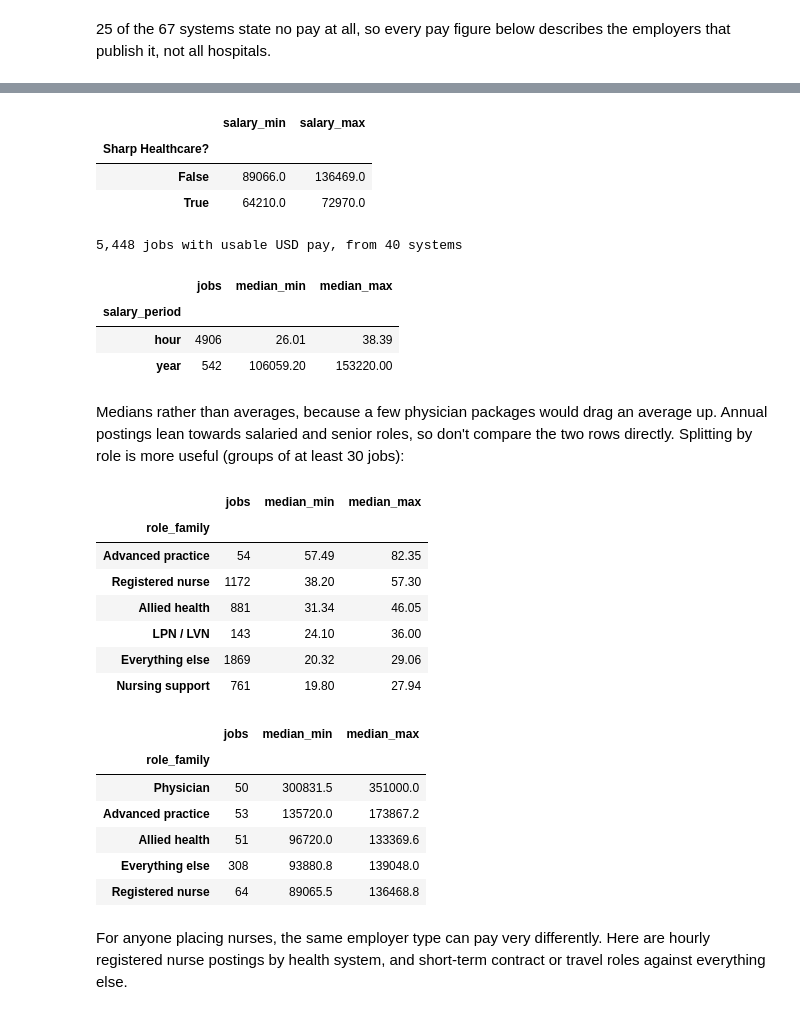
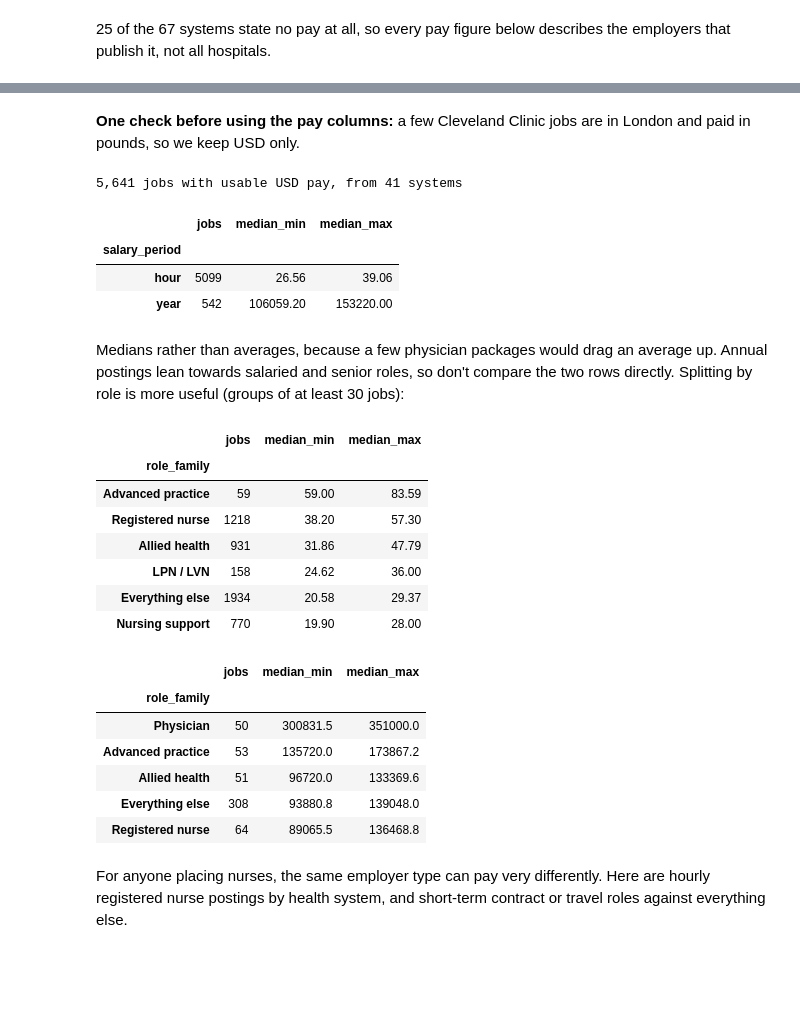
Before and after one commit to dhughes6071/driftwatch, a Jupyter notebook: research/posts/kaggle-hospital-notebook.ipynb, the cells around one changed output, grey strips where cells are left out. Cells and saved outputs as stored; diff of their text form; code cells hidden in the pictures; blank space fills up the shorter version.

```diff
--- a/research/posts/kaggle-hospital-notebook.ipynb
+++ b/research/posts/kaggle-hospital-notebook.ipynb
@@ -178,21 +170,16 @@ not all hospitals.
+# %% [markdown]
+**One check before using the pay columns:** a few Cleveland Clinic jobs are in London and paid in pounds, so we
+keep USD only.
 # %%
-rn_yearly = jobs[(jobs["role_family"] == "Registered nurse") & (jobs["salary_period"] == "year") & (jobs["salary_currency"] == "USD")]
-display(rn_yearly.groupby(rn_yearly["health_system"] == "Sharp Healthcare")[["salary_min", "salary_max"]].median()
-        .rename_axis("Sharp Healthcare?").round(0))
-
-pay = jobs[(jobs["salary_currency"] == "USD") & (jobs["health_system"] != "Sharp Healthcare")].copy()
+pay = jobs[jobs["salary_currency"] == "USD"].copy()
 print(f"{len(pay):,} jobs with usable USD pay, from {pay['health_system'].nunique()} systems")
 pay.groupby("salary_period").agg(jobs=("url", "size"), median_min=("salary_min", "median"), median_max=("salary_max", "median")).round(2)
 # %% [output]
+5,641 jobs with usable USD pay, from 41 systems
-|  | salary_min | salary_max |
-| Sharp Healthcare? |  |  |
-| False | 89066.0 | 136469.0 |
-| True | 64210.0 | 72970.0 |
+|  | jobs | median_min | median_max |
+| salary_period |  |  |  |
+| hour | 5099 | 26.56 | 39.06 |
+| year | 542 | 106059.20 | 153220.00 |
-5,448 jobs with usable USD pay, from 40 systems
-|  | jobs | median_min | median_max |
-| salary_period |  |  |  |
-| hour | 4906 | 26.01 | 38.39 |
-| year | 542 | 106059.20 | 153220.00 |
 # %% [markdown]
 Medians rather than averages, because a few physician packages would drag an average up. Annual postings lean
 towards salaried and senior roles, so don't compare the two rows directly. Splitting by role is more useful (groups of
@@ -209,12 +196,12 @@ pay_table(pay[pay["salary_period"] == "year"], "role_family")
 # %% [output]
 |  | jobs | median_min | median_max |
 | role_family |  |  |  |
-| Advanced practice | 54 | 57.49 | 82.35 |
-| Registered nurse | 1172 | 38.20 | 57.30 |
-| Allied health | 881 | 31.34 | 46.05 |
-| LPN / LVN | 143 | 24.10 | 36.00 |
-| Everything else | 1869 | 20.32 | 29.06 |
-| Nursing support | 761 | 19.80 | 27.94 |
+| Advanced practice | 59 | 59.00 | 83.59 |
+| Registered nurse | 1218 | 38.20 | 57.30 |
+| Allied health | 931 | 31.86 | 47.79 |
+| LPN / LVN | 158 | 24.62 | 36.00 |
+| Everything else | 1934 | 20.58 | 29.37 |
+| Nursing support | 770 | 19.90 | 28.00 |
 |  | jobs | median_min | median_max |
 | role_family |  |  |  |
 | Physician | 50 | 300831.5 | 351000.0 |
```
Also changed, not shown: parts of 8 cells of this notebook, 2 other files.
